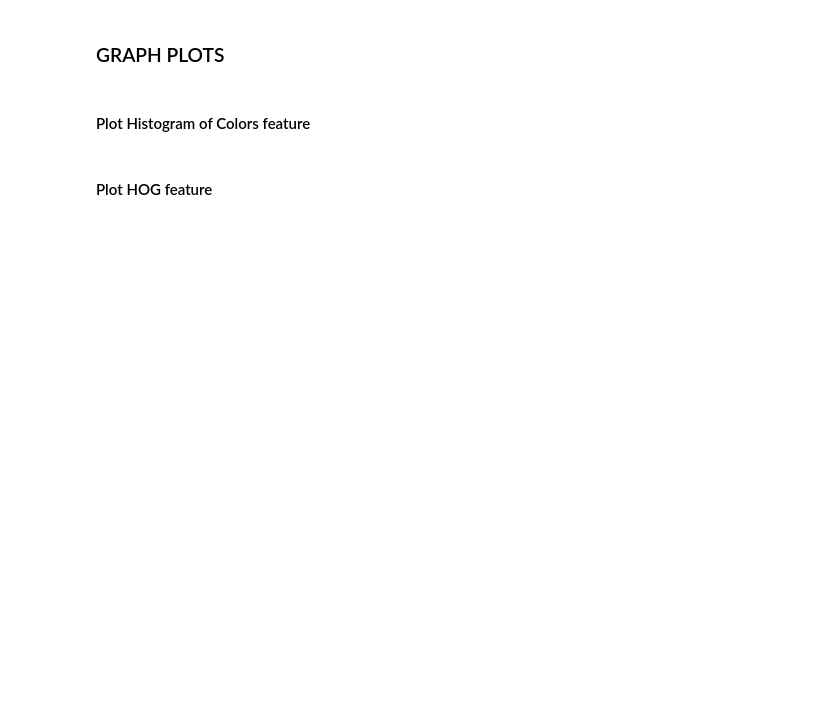
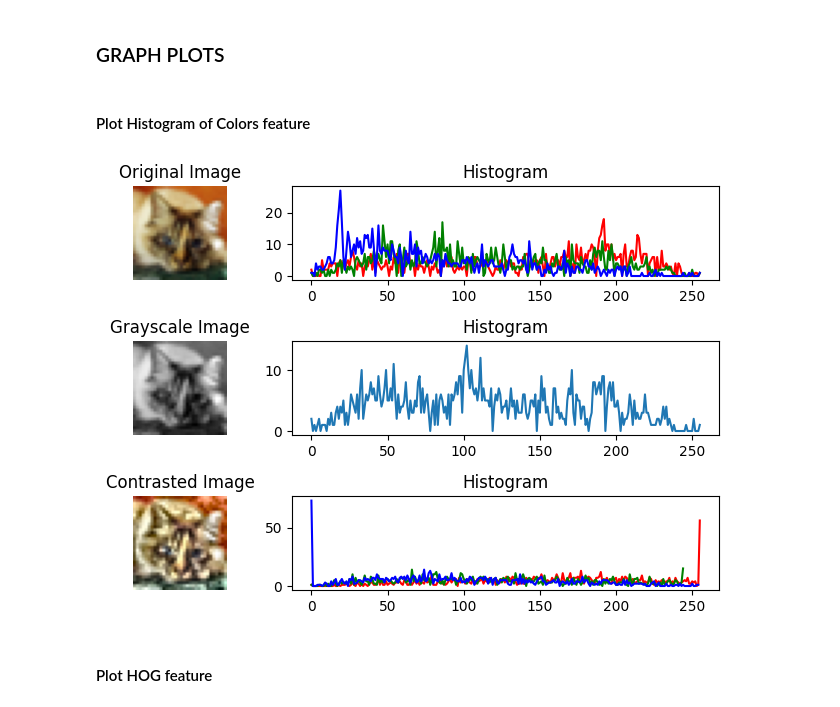
Before and after one commit to nicolas-bock/cifar_mlrf, a Jupyter notebook: notebooks/verif_steps.ipynb, the cells around one changed output. Drawn from its saved outputs; the diff is of its cells as text; code cells hidden in the pictures; blank space fills up the shorter version.

```diff
--- a/notebooks/verif_steps.ipynb
+++ b/notebooks/verif_steps.ipynb
@@ -582,13 +606,14 @@ class ImageFlattener(BaseEstimator, TransformerMixin):
 ### PIPELINE
 # %%
 pipeline = Pipeline([
-    ('grayscale', FunctionTransformer(rgb2gray, validate=False)),
+    # ('contrast', FunctionTransformer(contrast_images, validate=False)),
+    # ('grayscale', FunctionTransformer(rgb2gray, validate=False)),
     # ('flatten', ImageFlattener()),
+    # ('scaler', StandardScaler()),
     # ('sift_extraction', FunctionTransformer(extract_sift_features, validate=False)),
-    # ('hog_extraction', FunctionTransformer(extract_hog_features, validate=False)),
-    ('vlad', VLAD(k=16, norming="RN")),
-    # ('scaler', StandardScaler()),
-    # ('pca', PCA(n_components=10)),
+    ('hog_extraction', FunctionTransformer(extract_hog_features, validate=False)),
+    # ('vlad', VLAD(k=16, norming="RN", verbose=False)),
+    # ('pca', PCA(n_components=2)),
     ('classifier', None)
 ])
 # %% [markdown]
@@ -687,36 +759,49 @@ print(f"Predictions saved to {predictions_path}")
 # %%
 def plot_color_histo_features(image, save_path=None):
     gray_image = rgb2gray(image)
 
-    _, axis = plt.subplots(2, 2, gridspec_kw={'width_ratios': [1, 3]})
+    _, axis = plt.subplots(3, 2, gridspec_kw={'width_ratios': [1, 3]})
 
     # Grascale Image
     axis[1][0].imshow(gray_image, cmap='gray')
     axis[1][1].set_title('Histogram')
     axis[1][0].set_title('Grayscale Image')
     axis[1][0].axis('off')
     hist = exposure.histogram(gray_image)
     axis[1][1].plot(hist[0])
 
     # Color image
     if image.ndim == 3:
         axis[0][0].imshow(image, cmap='gray')
         axis[0][1].set_title('Histogram')
         axis[0][0].set_title('Original Image')
         axis[0][0].axis('off')
         rgbcolors = ['red', 'green', 'blue']
         for i, mycolor in enumerate(rgbcolors):
             axis[0][1].plot(exposure.histogram(image[...,i])[0], color=mycolor)
 
+        contrast_image = contrast((image * 255).astype(np.uint8))
+
+        axis[2][0].imshow(contrast_image, cmap='gray')
+        axis[2][1].set_title('Histogram')
+        axis[2][0].set_title('Contrasted Image')
+        axis[2][0].axis('off')
+        rgbcolors = ['red', 'green', 'blue']
+        for i, mycolor in enumerate(rgbcolors):
+            axis[2][1].plot(exposure.histogram(contrast_image[...,i])[0], color=mycolor)
+
     plt.tight_layout()
-    plt.savefig(save_path, bbox_inches='tight')
+    if save_path:
+        plt.savefig(save_path, bbox_inches='tight')
     plt.show()
 
-sample_image = X_train[np.random.randint(0, X_train.shape[0])]
-plot_color_histo_features(sample_image, "../reports/color_histo_features.png")
+# sample_image = X_train[np.random.randint(0, X_train.shape[0])]
+# plot_color_histo_features(sample_image, "../reports/color_histo_features.png")
 
-# sample_image = X_train[0]
-# plot_color_histo_features(sample_image)
+sample_image = X_train[4]
+plot_color_histo_features(sample_image)
+# %% [output]
+[figure, added]
 # %% [markdown]
 #### Plot HOG feature
 # %%
```
Also changed, not shown: parts of 18 cells of this notebook, 7 other files.
